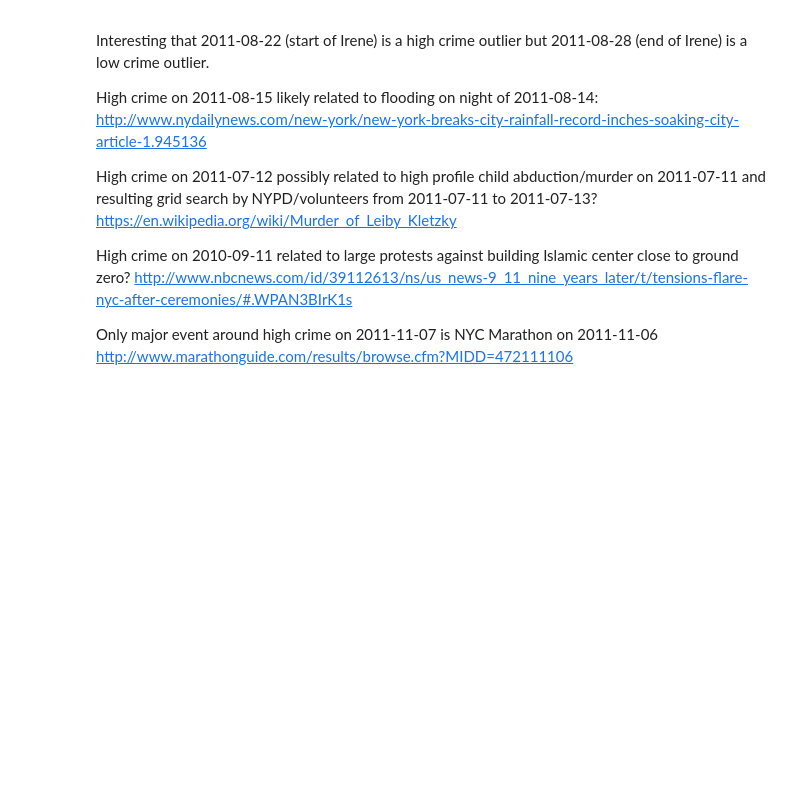
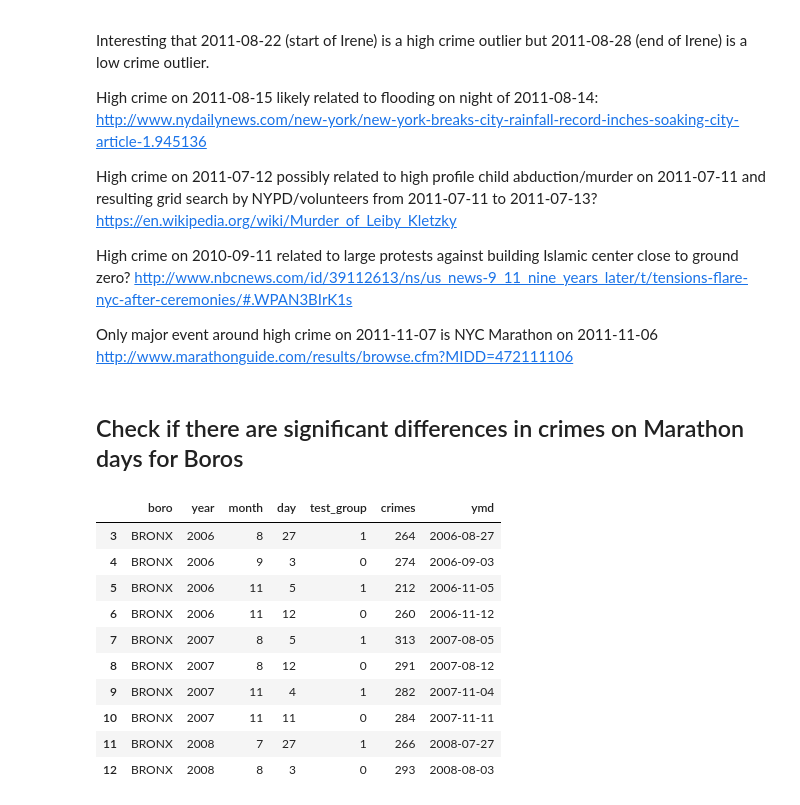
Before and after one commit to brenton72/NYC-crime-project, a Jupyter notebook: plotting_notebooks/Crime_project_graphing_Boros.ipynb, the cells around one changed output. Cells and saved outputs as stored; diff of their text form; code cells hidden in the pictures; blank space fills up the shorter version.

Commit message:
Adding statistical tests for marathons/parades

```diff
--- a/plotting_notebooks/Crime_project_graphing_Boros.ipynb
+++ b/plotting_notebooks/Crime_project_graphing_Boros.ipynb
@@ -442,3 +443,30 @@ High crime on 2011-07-12 possibly related to high profile child abduction/murder
 High crime on 2010-09-11 related to large protests against building Islamic center close to ground zero? http://www.nbcnews.com/id/39112613/ns/us_news-9_11_nine_years_later/t/tensions-flare-nyc-after-ceremonies/#.WPAN3BIrK1s
 
 Only major event around high crime on 2011-11-07 is NYC Marathon on 2011-11-06 http://www.marathonguide.com/results/browse.cfm?MIDD=472111106
+# %% [markdown]
+## Check if there are significant differences in crimes on Marathon days for Boros
+# %%
+boro_marathon_df = pd.read_csv('marathon_info_boro.out', header=None)
+boro_marathon_df.drop([4,5],inplace=True,axis=1)
+boro_marathon_df = boro_marathon_df.rename(index=str, columns={0: 'boro', 1: 'year', 2: 'month', 3: 'day', 6: 'test_group', 7: 'crimes'})
+boro_marathon_df.boro = boro_marathon_df.boro.str.strip(to_strip = "(").str.strip(to_strip = "'")
+boro_marathon_df.year = pd.to_numeric(boro_marathon_df.year.str.strip().str.strip(to_strip = 'datetime.datetime('))
+boro_marathon_df.month = pd.to_numeric(boro_marathon_df.month)
+boro_marathon_df.day = pd.to_numeric(boro_marathon_df.day)
+boro_marathon_df.test_group = pd.to_numeric(boro_marathon_df.test_group.str.strip(to_strip = ")"))
+boro_marathon_df = boro_marathon_df[boro_marathon_df.year >= 2006]
+boro_marathon_df.crimes = pd.to_numeric(boro_marathon_df.crimes.str.strip(to_strip = ")"))
+boro_marathon_df['ymd'] = pd.to_datetime((boro_marathon_df.year*10000+boro_marathon_df.month*100+boro_marathon_df.day).apply(str),format='%Y%m%d')
+boro_marathon_df.head(10)
+# %% [output]
+|  | boro | year | month | day | test_group | crimes | ymd |
+| 3 | BRONX | 2006 | 8 | 27 | 1 | 264 | 2006-08-27 |
+| 4 | BRONX | 2006 | 9 | 3 | 0 | 274 | 2006-09-03 |
+| 5 | BRONX | 2006 | 11 | 5 | 1 | 212 | 2006-11-05 |
+| 6 | BRONX | 2006 | 11 | 12 | 0 | 260 | 2006-11-12 |
+| 7 | BRONX | 2007 | 8 | 5 | 1 | 313 | 2007-08-05 |
+| 8 | BRONX | 2007 | 8 | 12 | 0 | 291 | 2007-08-12 |
+| 9 | BRONX | 2007 | 11 | 4 | 1 | 282 | 2007-11-04 |
+| 10 | BRONX | 2007 | 11 | 11 | 0 | 284 | 2007-11-11 |
+| 11 | BRONX | 2008 | 7 | 27 | 1 | 266 | 2008-07-27 |
+| 12 | BRONX | 2008 | 8 | 3 | 0 | 293 | 2008-08-03 |
```
Also changed, not shown: parts of 11 cells of this notebook, 4 other files.
